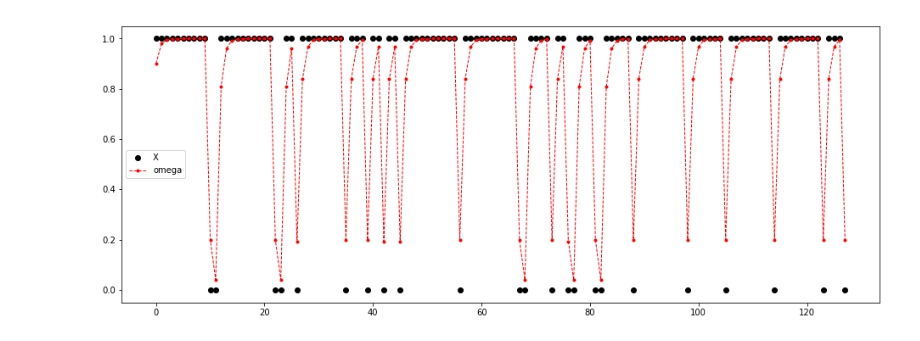
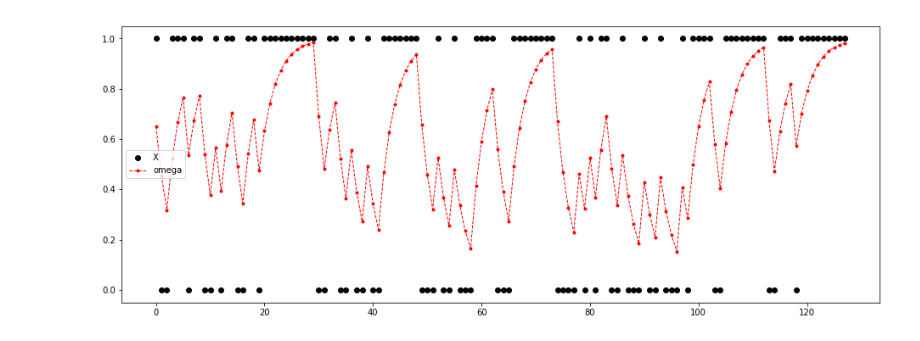
Before and after one commit to stefanradev93/DBN, a Jupyter notebook: GenerativeModel2.ipynb, the cells around one changed output. Drawn from its saved outputs; the diff is of its cells as text; code cells hidden in the pictures.

```diff
--- a/GenerativeModel2.ipynb
+++ b/GenerativeModel2.ipynb
@@ -13,7 +13,7 @@ def probTrans(Attention_To_Feed,theta):
 
 # Likelihood over the rules
 def Likelihood(matching_vector,y,state):
-    l = np.array([matching_vector==y, 1 - (matching_vector==y)])
+    l = np.array([matching_vector==y, 1 - (matching_vector==y)+0.00001])
     ll = l[state]/sum(l[state])
     return np.array([1/3,1/3,1/3])*0.0001 + ll*0.9999
 
@@ -33,7 +33,7 @@ def systemPosterior(pi_par,posterior):
 
 # Generate the sequence of target cards codified as features matching vectors in M (0: no ambiguity, 1: ambiguity)
 def MatchingMatrix(n_trials,ambiguity):
-    M = [np.random.choice([1,2,3,4],3,replace=ambiguity) for _ in range(n_trials)]
+    M = np.array([np.random.choice([1,2,3,4],3,replace=ambiguity) for _ in range(n_trials)])
     return M
 # %%
 def GenerativeModel(Parameters,M):
@@ -116,12 +116,11 @@ def GenerativeModel(Parameters,M):
                'Y': Y[0:t+1],
                'X': X[0:t+1],
                'omega': omega[0:t+1],
-               'delta': delta[0:t+1],
                'g00': gamma_00[0:t+1],
                'g11': gamma_11[0:t+1]}
 
     # Set the output dataframe for the system's likelihood over the rules
-    out_prob = {'color': np.round(h[0:t+1,0],3), 'shape': np.round(h[0:t+1,1]), 'number': np.round(h[0:t+1,2])}
+    out_prob = {'color': np.round(h[0:t+1,0],3), 'shape': np.round(h[0:t+1,1],3), 'number': np.round(h[0:t+1,2],3)}
 
     # output
     OUT = [pd.DataFrame(data = out_dat), pd.DataFrame(data = out_prob)]
@@ -129,15 +128,15 @@ def GenerativeModel(Parameters,M):
     return OUT
 # %%
 # Simulation #
-M = MatchingMatrix(128,0) # Generate a Features Matching Matrix to simulate 128 WCST trials
-Parameters = [0.8, 10, -10, 0.01] # lambda, alpha, beta, pi
+M = MatchingMatrix(128,1) # Generate a Features Matching Matrix to simulate 128 WCST trials
+Parameters = [0.3, 5, -5, 0.01] # lambda, alpha, beta, pi
 data = GenerativeModel(Parameters,M) # Generate data
 
 # Plot #
 plt.figure(figsize=(16,6))
 plt.plot(data[0].X,'ko')
 plt.plot(data[0].omega,'ro--', linewidth=1, markersize=3)
 plt.legend(loc='center left')
 plt.show()
 # %% [output]
-[figure, old version]
+[figure, new version]
```
Also changed, not shown: parts of 4 cells of this notebook.
